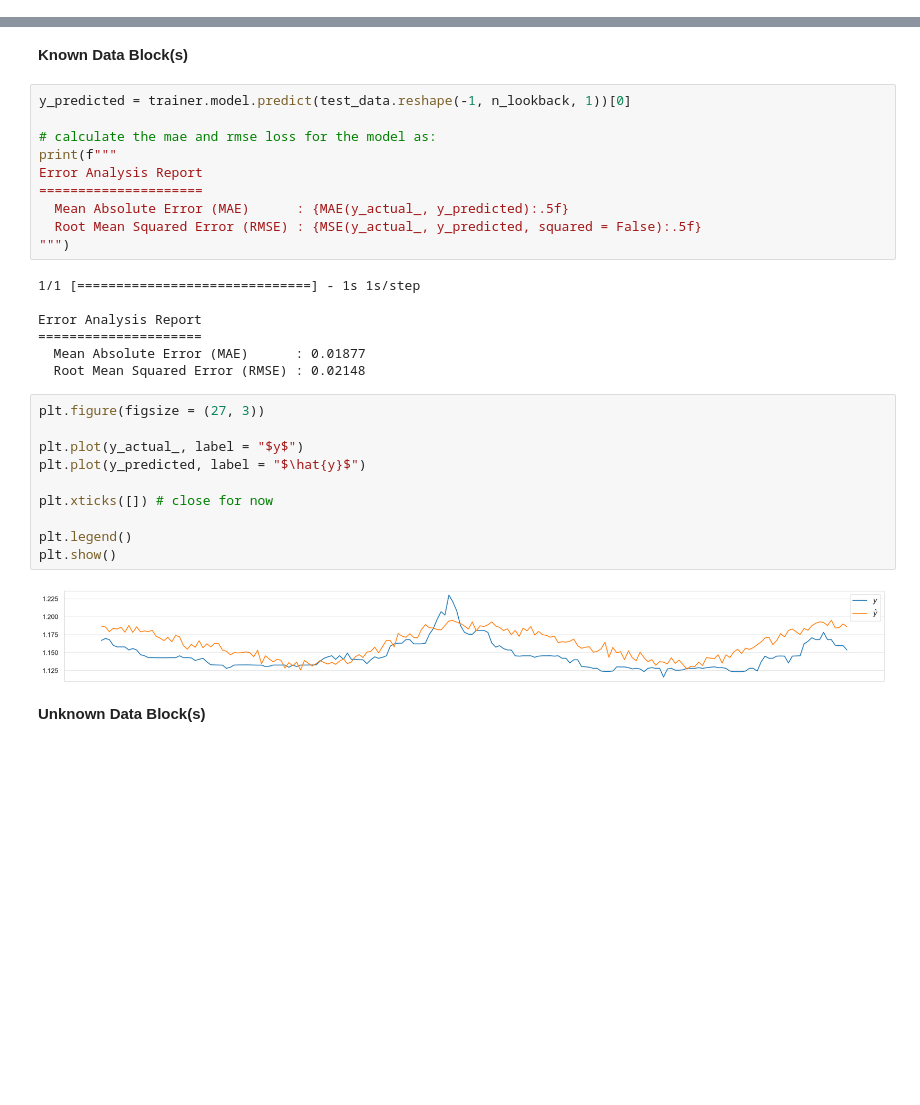
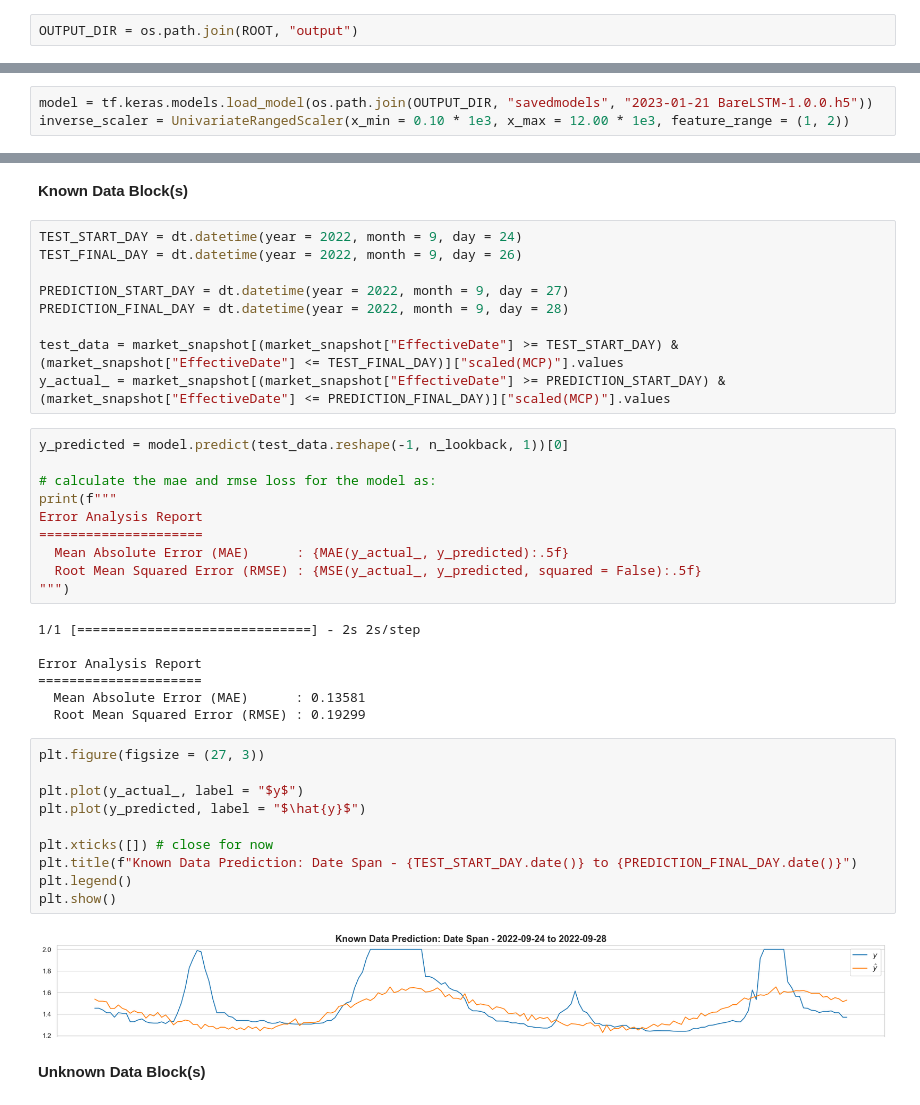
Before and after one commit to neuralNOD/nn-core, a Jupyter notebook: notebooks/Basic LSTM Approach to Predict MCP using Univariate Approach.ipynb, the cells around one changed output, grey strips where cells are left out. Saved outputs shown, nothing was run; the diff lists cells and outputs as text; blank space fills up the shorter version.

```diff
--- a/notebooks/Basic LSTM Approach to Predict MCP using Univariate Approach.ipynb
+++ b/notebooks/Basic LSTM Approach to Predict MCP using Univariate Approach.ipynb
@@ -187,3 +161,5 @@ OUTPUT_DIR = join(ROOT, "output", today)
+# %%
+OUTPUT_DIR = os.path.join(ROOT, "output")
 # %% [markdown]
 ## Read Input File(s)
 
@@ -467,0 +427,3 @@ model.save(os.path.join(ROOT, "output", "savedmodels", f"{str(dt.datetime.today(
+# %%
+model = tf.keras.models.load_model(os.path.join(OUTPUT_DIR, "savedmodels", "2023-01-21 BareLSTM-1.0.0.h5"))
+inverse_scaler = UnivariateRangedScaler(x_min = 0.10 * 1e3, x_max = 12.00 * 1e3, feature_range = (1, 2))
@@ -490,7 +455,16 @@ plt.show()
 # %% [markdown]
 **Known Data Block(s)**
+# %%
+TEST_START_DAY = dt.datetime(year = 2022, month = 9, day = 24)
+TEST_FINAL_DAY = dt.datetime(year = 2022, month = 9, day = 26)
+
+PREDICTION_START_DAY = dt.datetime(year = 2022, month = 9, day = 27)
+PREDICTION_FINAL_DAY = dt.datetime(year = 2022, month = 9, day = 28)
+
+test_data = market_snapshot[(market_snapshot["EffectiveDate"] >= TEST_START_DAY) & (market_snapshot["EffectiveDate"] <= TEST_FINAL_DAY)]["scaled(MCP)"].values
+y_actual_ = market_snapshot[(market_snapshot["EffectiveDate"] >= PREDICTION_START_DAY) & (market_snapshot["EffectiveDate"] <= PREDICTION_FINAL_DAY)]["scaled(MCP)"].values
 # %%
-y_predicted = trainer.model.predict(test_data.reshape(-1, n_lookback, 1))[0]
+y_predicted = model.predict(test_data.reshape(-1, n_lookback, 1))[0]
 
 # calculate the mae and rmse loss for the model as:
 print(f"""
@@ -500,23 +474,23 @@ Error Analysis Report
   Root Mean Squared Error (RMSE) : {MSE(y_actual_, y_predicted, squared = False):.5f}
 """)
 # %% [output]
-1/1 [==============================] - 1s 1s/step
+1/1 [==============================] - 2s 2s/step
 
 Error Analysis Report
 =====================
-  Mean Absolute Error (MAE)      : 0.01877
-  Root Mean Squared Error (RMSE) : 0.02148
+  Mean Absolute Error (MAE)      : 0.13581
+  Root Mean Squared Error (RMSE) : 0.19299
 # %%
 plt.figure(figsize = (27, 3))
 
 plt.plot(y_actual_, label = "$y$")
 plt.plot(y_predicted, label = "$\hat{y}$")
 
 plt.xticks([]) # close for now
-
+plt.title(f"Known Data Prediction: Date Span - {TEST_START_DAY.date()} to {PREDICTION_FINAL_DAY.date()}")
 plt.legend()
 plt.show()
 # %% [output]
-[figure, old version]
+[figure, new version]
 # %% [markdown]
 **Unknown Data Block(s)**
```
Also changed, not shown: parts of 21 cells of this notebook.
